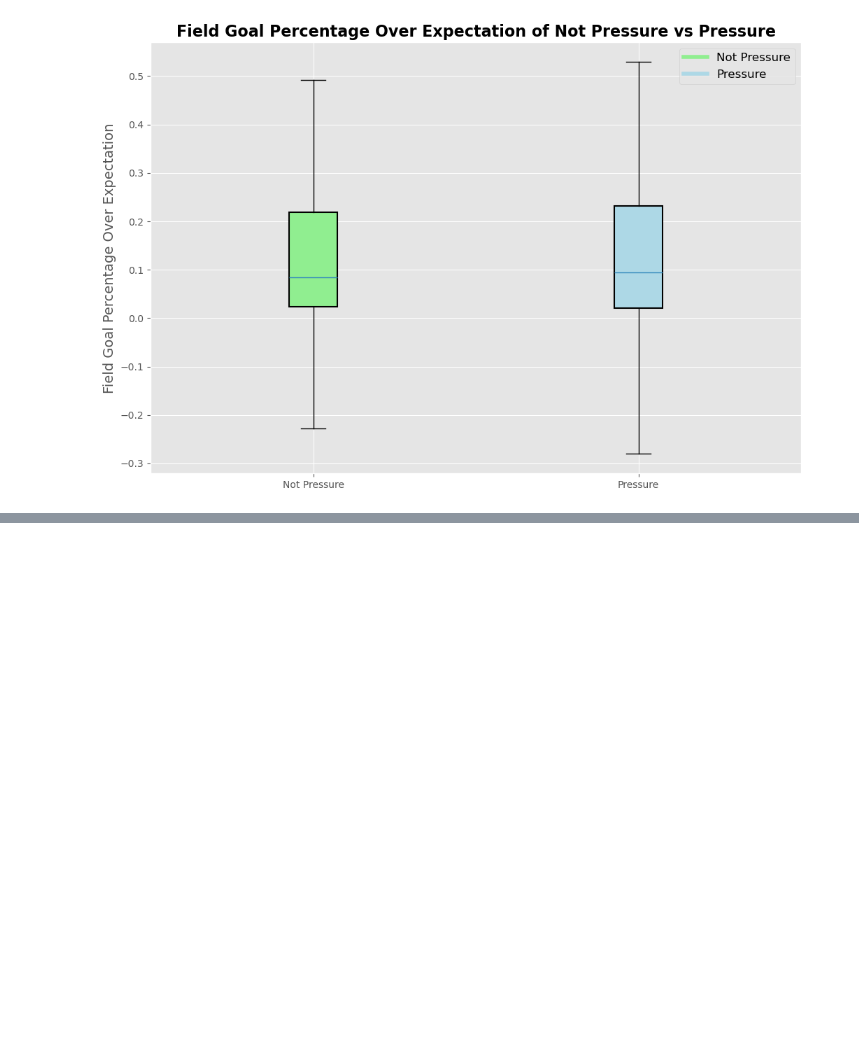
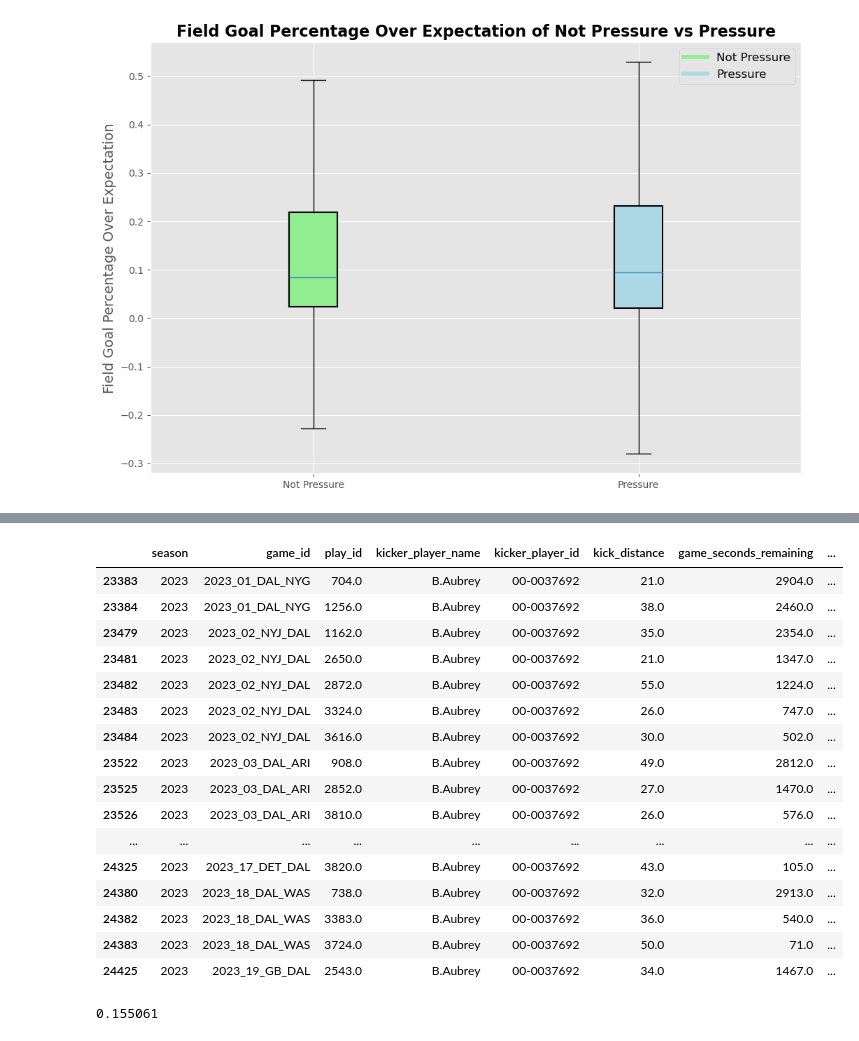
Before and after one commit to lneuendorf/fourth_down_app, a Jupyter notebook: notebooks/fg_proba.ipynb, the cells around one changed output, grey strips where cells are left out. Saved outputs shown, nothing was run; the diff lists cells and outputs as text; code cells hidden in the pictures; blank space fills up the shorter version.

```diff
--- a/notebooks/fg_proba.ipynb
+++ b/notebooks/fg_proba.ipynb
@@ -864,0 +854,3 @@ df_fg.head()
+# %%
+df_fg.sort_values(['game_id', 'play_id'], inplace=True, ignore_index=True)
+df_fg.head()
@@ -864,0 +864,25 @@ df_fg.head()
+# %%
+df_fg.sort_values(['game_id', 'play_id'], inplace=True, ignore_index=True)
+
+# Calculate the field goal percentage over expectation for each kicker for their last n kicks
+df_fg['fg_pct_over_expectation'] = df_fg['field_goal_made'] - df_fg['fg_proba']
+
+# Function to calculate rolling mean excluding the current row
+def rolling_mean_exclude_current(x, n):
+    return x.rolling(window = n, min_periods=n).mean().shift(1)
+
+df_fg['FGPOE_L10'] = df_fg.groupby('kicker_player_id')['fg_pct_over_expectation'].transform(lambda x: rolling_mean_exclude_current(x, 10))
+df_fg['FGPOE_L20'] = df_fg.groupby('kicker_player_id')['fg_pct_over_expectation'].transform(lambda x: rolling_mean_exclude_current(x, 20))
+df_fg['FGPOE_L30'] = df_fg.groupby('kicker_player_id')['fg_pct_over_expectation'].transform(lambda x: rolling_mean_exclude_current(x, 30))
+df_fg['FGPOE_L35'] = df_fg.groupby('kicker_player_id')['fg_pct_over_expectation'].transform(lambda x: rolling_mean_exclude_current(x, 35))
+df_fg['FGPOE_L40'] = df_fg.groupby('kicker_player_id')['fg_pct_over_expectation'].transform(lambda x: rolling_mean_exclude_current(x, 40))
+df_fg['FGPOE_L50'] = df_fg.groupby('kicker_player_id')['fg_pct_over_expectation'].transform(lambda x: rolling_mean_exclude_current(x, 50))
+df_fg['FGPOE_L75'] = df_fg.groupby('kicker_player_id')['fg_pct_over_expectation'].transform(lambda x: rolling_mean_exclude_current(x, 75))
+df_fg['FGPOE_L100'] = df_fg.groupby('kicker_player_id')['fg_pct_over_expectation'].transform(lambda x: rolling_mean_exclude_current(x, 100))
+
+
+def expanding_mean_exclude_current(x):
+    return x.expanding(min_periods=25).mean().shift(1)
+
+# Calculate career average of all kicks prior to each kick
+df_fg['career_fg_pct_over_expectation'] = df_fg.groupby('kicker_player_id')['fg_pct_over_expectation'].transform(expanding_mean_exclude_current)
@@ -864,0 +928,24 @@ df_fg.head()
+# %%
+df_fg.query('kicker_player_name == "B.Aubrey"')
+# %% [output]
+|  | season | game_id | play_id | kicker_player_name | kicker_player_id | kick_distance | game_seconds_remaining | ... |
+| 23383 | 2023 | 2023_01_DAL_NYG | 704.0 | B.Aubrey | 00-0037692 | 21.0 | 2904.0 | ... |
+| 23384 | 2023 | 2023_01_DAL_NYG | 1256.0 | B.Aubrey | 00-0037692 | 38.0 | 2460.0 | ... |
+| 23479 | 2023 | 2023_02_NYJ_DAL | 1162.0 | B.Aubrey | 00-0037692 | 35.0 | 2354.0 | ... |
+| 23481 | 2023 | 2023_02_NYJ_DAL | 2650.0 | B.Aubrey | 00-0037692 | 21.0 | 1347.0 | ... |
+| 23482 | 2023 | 2023_02_NYJ_DAL | 2872.0 | B.Aubrey | 00-0037692 | 55.0 | 1224.0 | ... |
+| 23483 | 2023 | 2023_02_NYJ_DAL | 3324.0 | B.Aubrey | 00-0037692 | 26.0 | 747.0 | ... |
+| 23484 | 2023 | 2023_02_NYJ_DAL | 3616.0 | B.Aubrey | 00-0037692 | 30.0 | 502.0 | ... |
+| 23522 | 2023 | 2023_03_DAL_ARI | 908.0 | B.Aubrey | 00-0037692 | 49.0 | 2812.0 | ... |
+| 23525 | 2023 | 2023_03_DAL_ARI | 2852.0 | B.Aubrey | 00-0037692 | 27.0 | 1470.0 | ... |
+| 23526 | 2023 | 2023_03_DAL_ARI | 3810.0 | B.Aubrey | 00-0037692 | 26.0 | 576.0 | ... |
+| ... | ... | ... | ... | ... | ... | ... | ... | ... |
+| 24325 | 2023 | 2023_17_DET_DAL | 3820.0 | B.Aubrey | 00-0037692 | 43.0 | 105.0 | ... |
+| 24380 | 2023 | 2023_18_DAL_WAS | 738.0 | B.Aubrey | 00-0037692 | 32.0 | 2913.0 | ... |
+| 24382 | 2023 | 2023_18_DAL_WAS | 3383.0 | B.Aubrey | 00-0037692 | 36.0 | 540.0 | ... |
+| 24383 | 2023 | 2023_18_DAL_WAS | 3724.0 | B.Aubrey | 00-0037692 | 50.0 | 71.0 | ... |
+| 24425 | 2023 | 2023_19_GB_DAL | 2543.0 | B.Aubrey | 00-0037692 | 34.0 | 1467.0 | ... |
+# %%
+round(df_fg.query('kicker_player_name == "B.Aubrey"').iloc[:-3].fg_pct_over_expectation.mean(),6)
+# %% [output]
+0.155061
```
Also changed, not shown: parts of 5 cells of this notebook.
